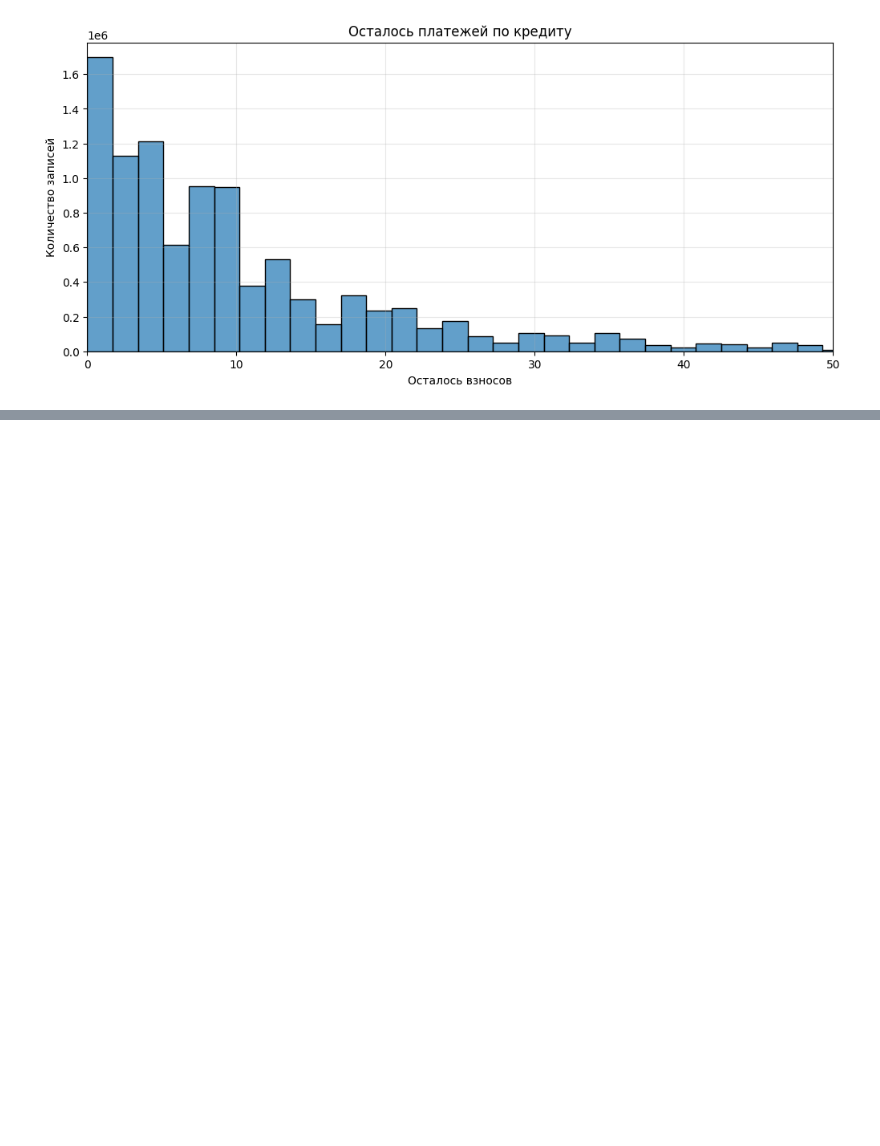
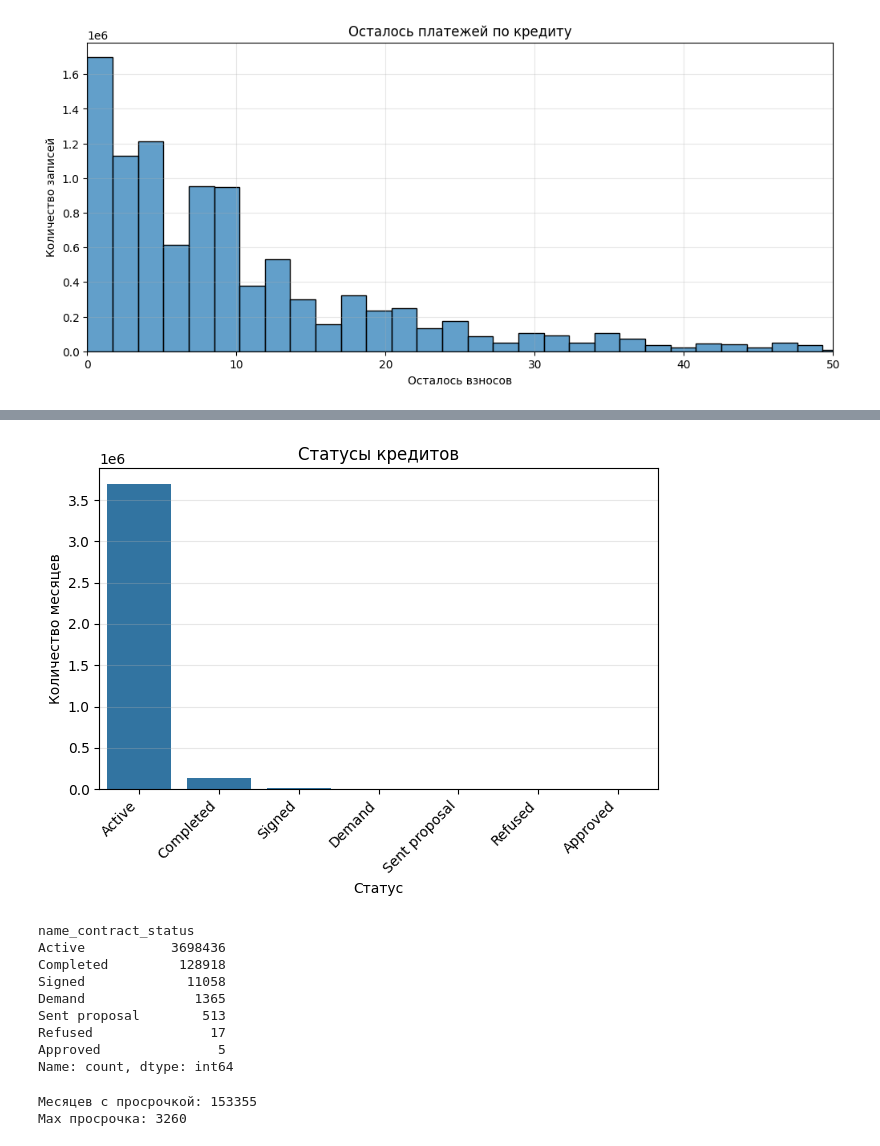
Before and after one commit to malakhovs04/Home-Credit-Default-Risk, a Jupyter notebook: check_tables.ipynb, the cells around one changed output, grey strips where cells are left out. Cells and saved outputs as stored; diff of their text form; code cells hidden in the pictures; blank space fills up the shorter version.

```diff
--- a/check_tables.ipynb
+++ b/check_tables.ipynb
@@ -659,0 +746,31 @@ plt.show()
+# %%
+status = df_c_c['name_contract_status'].value_counts()
+
+plt.Figure(figsize=(12,10))
+sns.barplot(x=status.index, y=status.values)
+plt.title('Статусы кредитов')
+plt.xlabel('Cтатус')
+plt.ylabel('Количество месяцев')
+plt.xticks(rotation=45, ha='right')
+plt.grid(axis='y', alpha=0.3)
+plt.tight_layout()
+plt.show()
+
+print(status)
+# %% [output]
+[figure, added]
+name_contract_status
+Active           3698436
+Completed         128918
+Signed             11058
+Demand              1365
+Sent proposal        513
+Refused               17
+Approved               5
+Name: count, dtype: int64
+# %%
+print('Месяцев с просрочкой:', (df_c_c['sk_dpd'] > 0).sum())
+print('Max просрочка:', df_c_c['sk_dpd'].max())
+# %% [output]
+Месяцев с просрочкой: 153355
+Max просрочка: 3260
```
Also changed, not shown: parts of 9 cells of this notebook.
